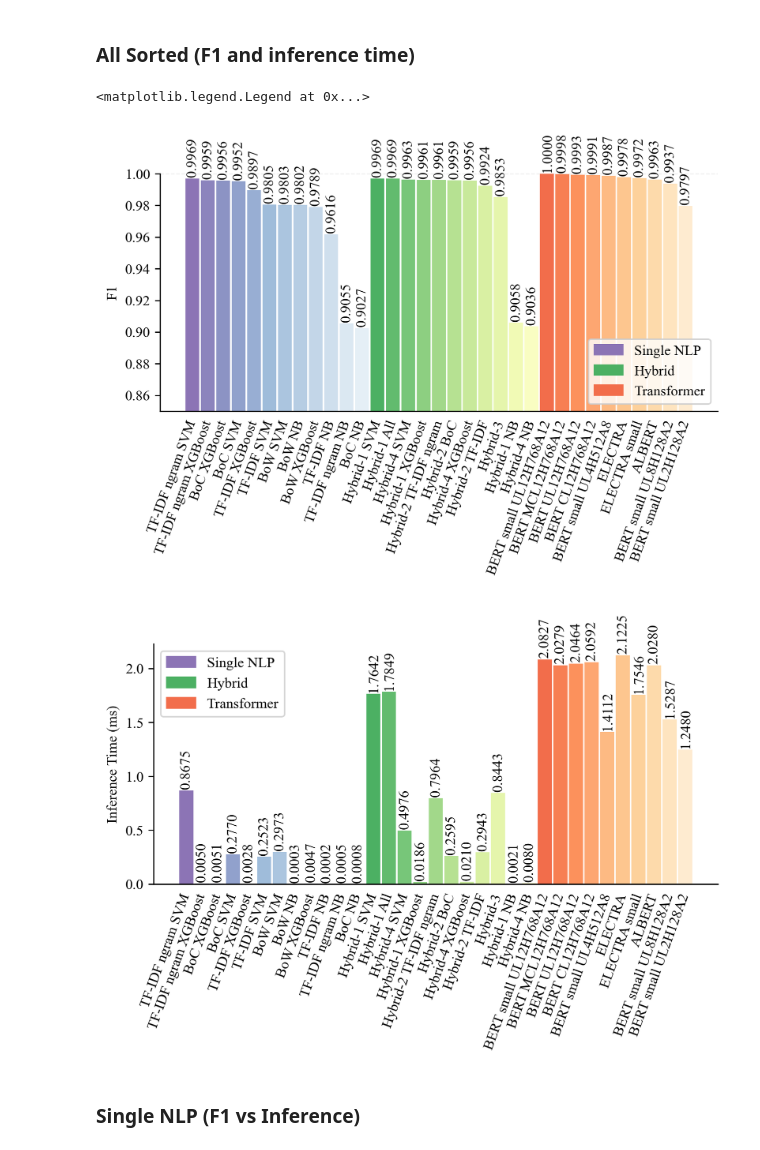
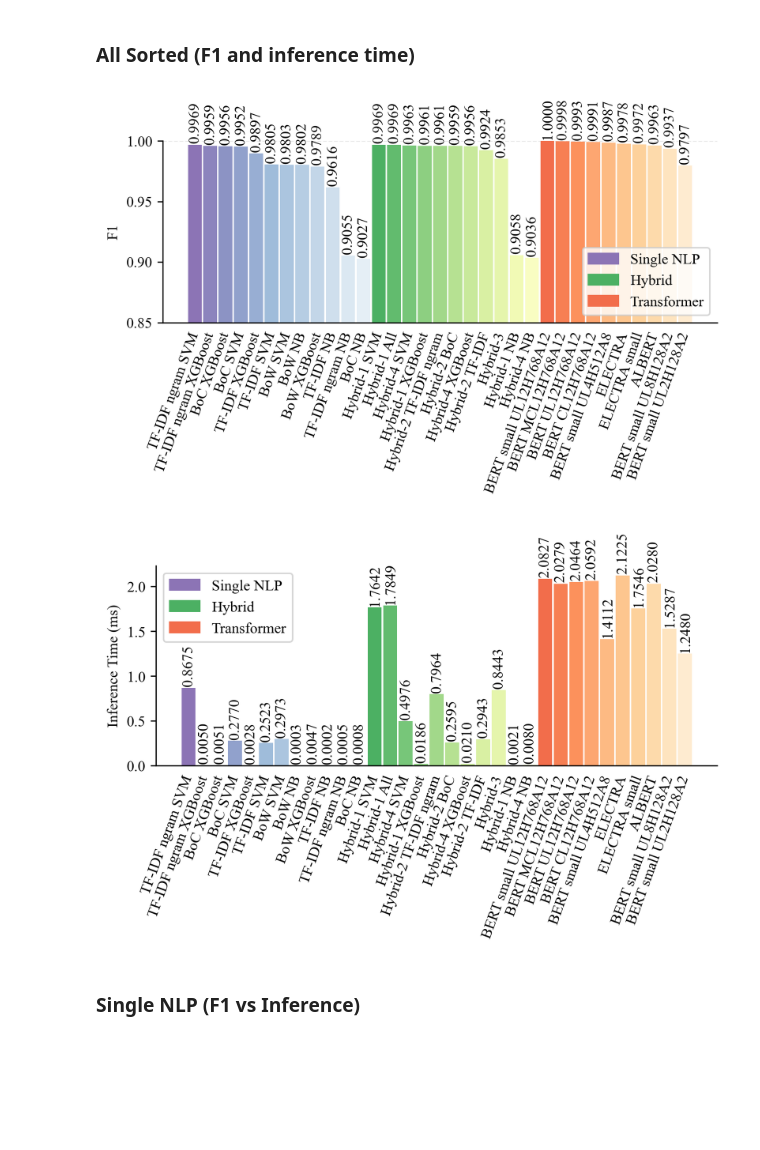
Before and after one commit to gdrlab/cascaded-sqli-detection, a Jupyter notebook: utils/Demonstrate_test_results.ipynb, the cells around one changed output. Saved outputs shown, nothing was run; the diff lists cells and outputs as text; code cells hidden in the pictures; blank space fills up the shorter version.

```diff
--- a/utils/Demonstrate_test_results.ipynb
+++ b/utils/Demonstrate_test_results.ipynb
@@ -286,38 +286,46 @@ plt.rcParams['font.family'] = "Times New Roman"
 # metrics = ['overall_accuracy', 'precision', 'recall', 'f1', 'training time',
 #        'testing time', 'color']
 import matplotlib.patches as mpatches
 df_small = df.sort_values(['category','f1'],ascending=[True, False])
 df_small = rename_table_labels(df_small)
 #df_small = df.loc[methods[method_category], metrics]
 #df_small = df_small.sort_values(['category','f1'],ascending=[True, False])
 
 # legend
 color_cat_1 = np.asarray(df_small[df_small['category']=='classic_ml']
                          .head(1)['color'].values[0][0], dtype=np.float32)
 color_cat_2 = np.asarray(df_small[df_small['category']=='hybrid']
                          .head(1)['color'].values[0][0], dtype=np.float32)
 color_cat_3 = np.asarray(df_small[df_small['category']=='transformer']
                          .head(1)['color'].values[0][0], dtype=np.float32)
 legend_cat_1 = mpatches.Patch(color=color_cat_1, label='Single NLP')
 legend_cat_2 = mpatches.Patch(color=color_cat_2, label='Hybrid')
 legend_cat_3 = mpatches.Patch(color=color_cat_3, label='Transformer')
 
 # Figure
-fig, ax = plt.subplots(figsize=(7, 3))
+current_figure_name = 'all_f1_sorted_f1.png'
+fig, ax = plt.subplots(figsize=(6, 4))
 my_plot_bar(df_small,ax,'F1')
 plt.axhline(1, linestyle='--', linewidth=0.7, color=[0.9,0.9,0.9], zorder=0)
 ax.set(ylim=(0.85, 1))
 ax.set_ylabel('F1')
 ax.legend(handles=[legend_cat_1, legend_cat_2, legend_cat_3],  loc='lower right')
 
-fig, ax = plt.subplots(figsize=(7, 3))
+fig.tight_layout()
+if SAVE_OUTPUTS:
+    ax.get_figure().savefig(figure_folder / current_figure_name)
+###############################
+current_figure_name = 'all_f1_sorted_inference_time.png'
+fig, ax = plt.subplots(figsize=(6, 4))
 my_plot_bar(df_small,ax,'Inference Time (ms)')
 ax.set_ylabel('Inference Time (ms)')
 ax.legend(handles=[legend_cat_1, legend_cat_2, legend_cat_3],  loc='upper left')
+fig.tight_layout()
+if SAVE_OUTPUTS:
+    ax.get_figure().savefig(figure_folder / current_figure_name)
 # %% [output]
-<matplotlib.legend.Legend at 0x...>
-[figure, old version]
+[figure, new version]
-[figure, old version]
+[figure, new version]
 # %%
 import pathlib
 table_folder= latex_dir / "Tables"
```
